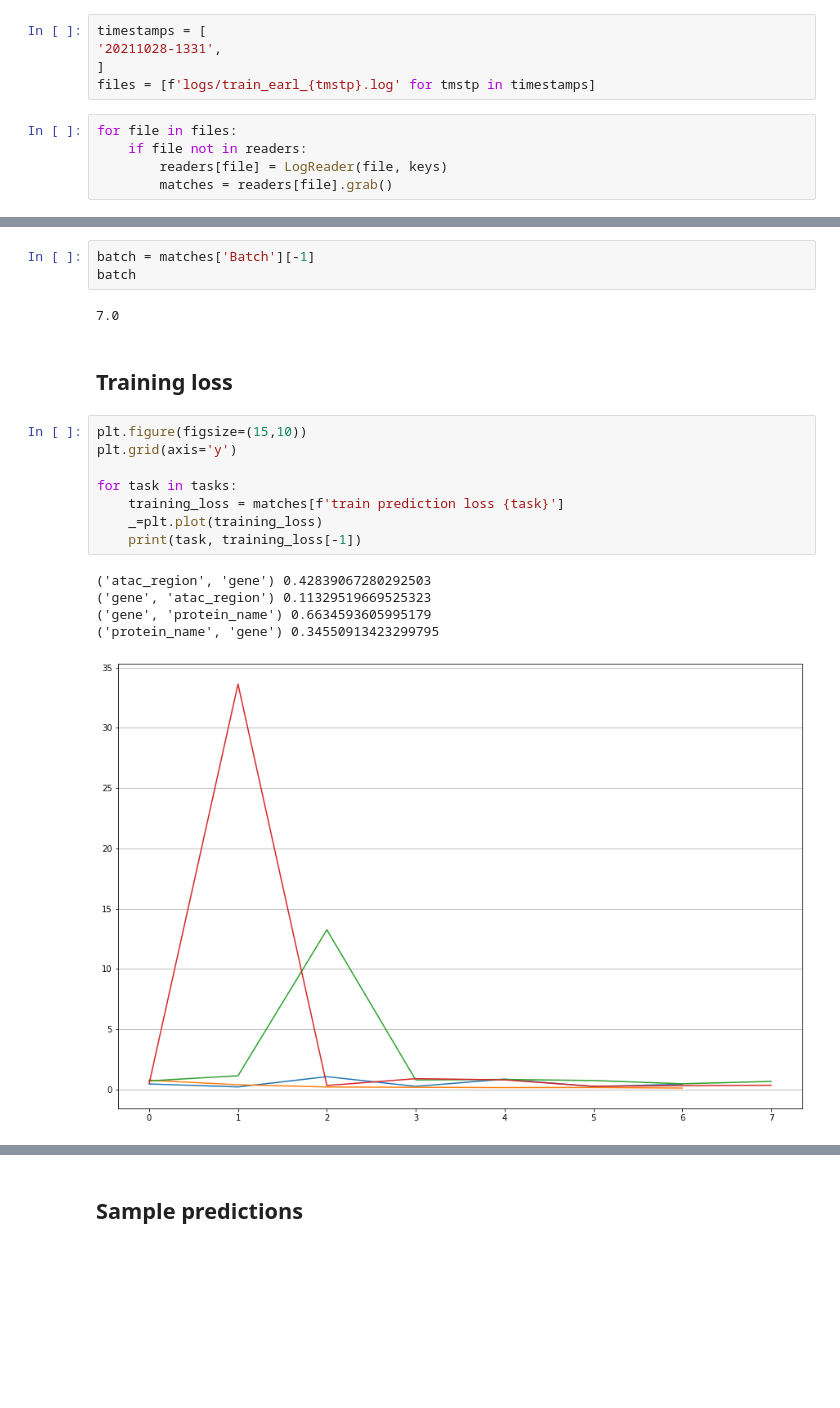
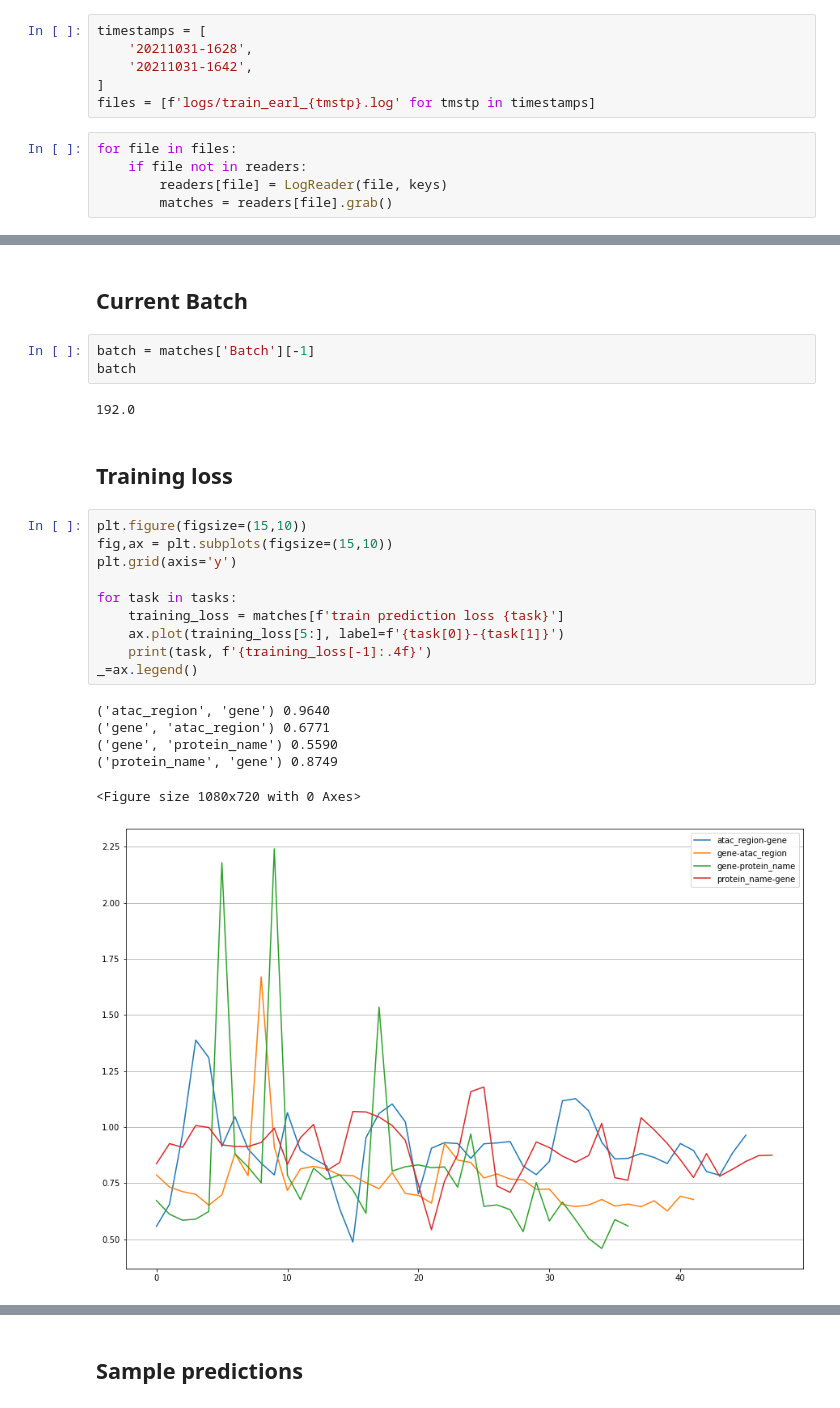
Before and after one commit to bglazer/opisca, a Jupyter notebook: training_logs.ipynb, the cells around one changed output, grey strips where cells are left out. Saved outputs shown, nothing was run; the diff lists cells and outputs as text; blank space fills up the shorter version.

```diff
--- a/training_logs.ipynb
+++ b/training_logs.ipynb
@@ -75,7 +75,8 @@ matches = {}
 #### Timestamp of run
 # %%
 timestamps = [
-'20211028-1331',
+    '20211031-1628',
+    '20211031-1642',
 ]
 files = [f'logs/train_earl_{tmstp}.log' for tmstp in timestamps]
 # %%
@@ -126,23 +122,28 @@ epoch
+# %% [markdown]
+## Current Batch
 # %%
 batch = matches['Batch'][-1]
 batch
 # %% [output]
-7.0
+192.0
 # %% [markdown]
 ## Training loss
 # %%
 plt.figure(figsize=(15,10))
+fig,ax = plt.subplots(figsize=(15,10))
 plt.grid(axis='y')
 
 for task in tasks:
     training_loss = matches[f'train prediction loss {task}']
-    _=plt.plot(training_loss)
-    print(task, training_loss[-1])
+    ax.plot(training_loss[5:], label=f'{task[0]}-{task[1]}')
+    print(task, f'{training_loss[-1]:.4f}')
+_=ax.legend()
 # %% [output]
-('atac_region', 'gene') 0.42839067280292503
-('gene', 'atac_region') 0.11329519669525323
-('gene', 'protein_name') 0.6634593605995179
-('protein_name', 'gene') 0.34550913423299795
+('atac_region', 'gene') 0.9640
+('gene', 'atac_region') 0.6771
+('gene', 'protein_name') 0.5590
+('protein_name', 'gene') 0.8749
+<Figure size 1080x720 with 0 Axes>
-[figure, old version]
+[figure, new version]
 # %%
 plt.figure(figsize=(15,10))
```
Also changed, not shown: parts of 28 cells of this notebook, 3 other files.
